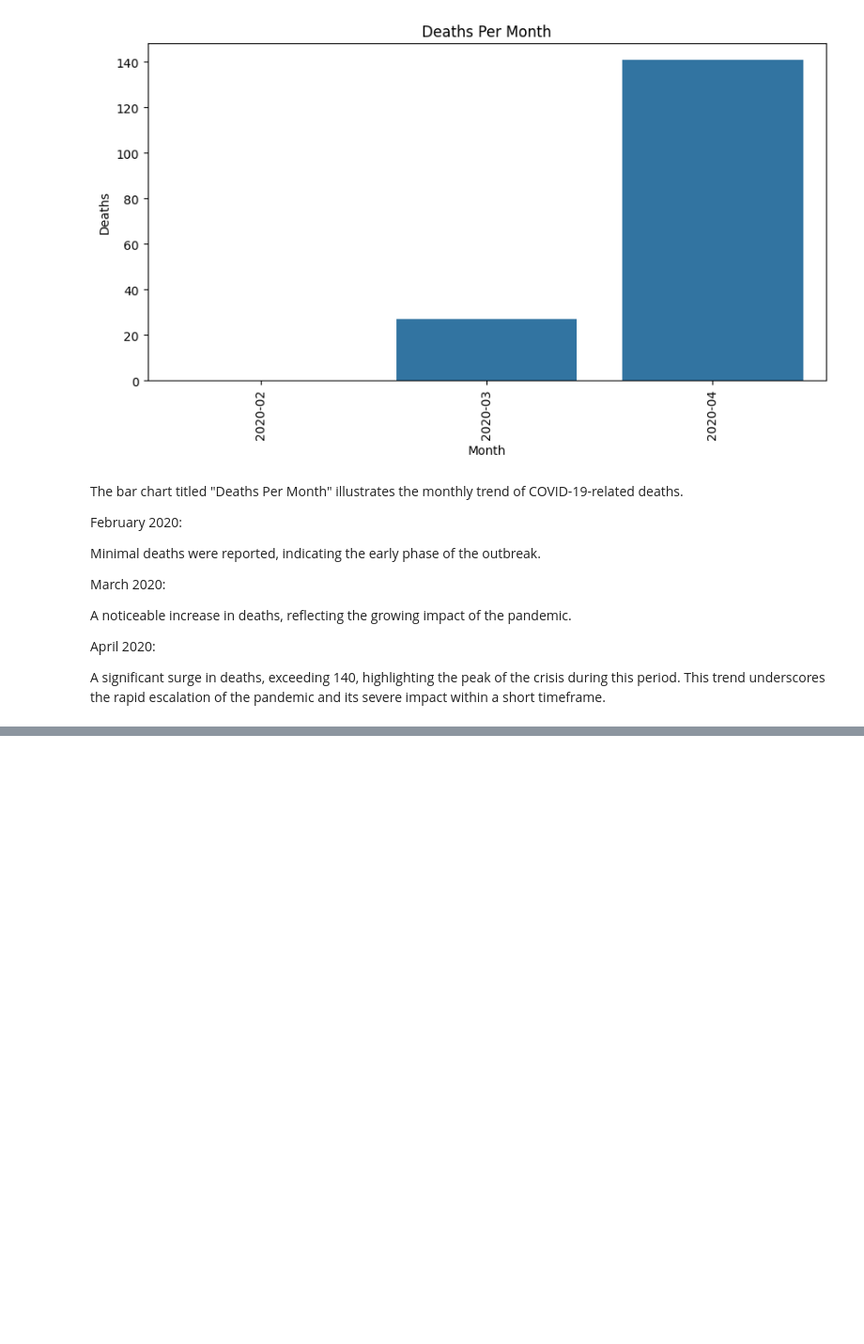
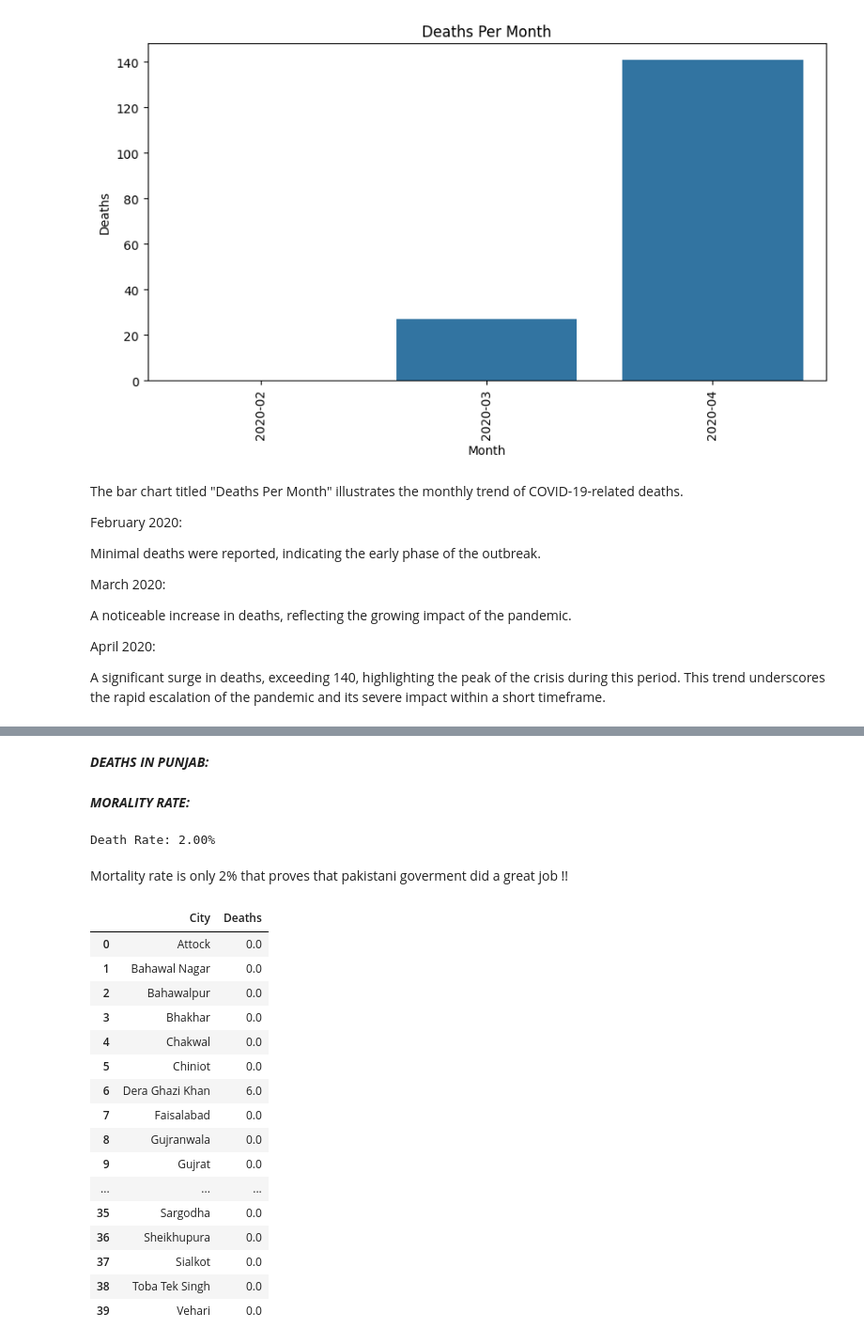
Before and after one commit to UsamaAliK/Covid19-in-Pakistan, a Jupyter notebook: Data Analysis.ipynb, the cells around one changed output, grey strips where cells are left out. Shown: that part at 94% size. Drawn from its saved outputs; the diff is of its cells as text; code cells hidden in the pictures; blank space fills up the shorter version.

```diff
--- a/Data Analysis.ipynb
+++ b/Data Analysis.ipynb
@@ -534,0 +576,32 @@ This trend underscores the rapid escalation of the pandemic and its severe impac
+# %% [markdown]
+***DEATHS IN PUNJAB:***
+# %% [markdown]
+***MORALITY RATE:***
+# %%
+death_rate=covid_df['Deaths'].sum() / covid_df['Cases'].sum() * 100
+print(f"Death Rate: {death_rate:.2f}%")
+# %% [output]
+Death Rate: 2.00%
+# %% [markdown]
+Mortality rate is only 2% that proves that pakistani goverment did a great job !!
+# %%
+Punjab_deaths=covid_df[covid_df['Province']=='punjab'].groupby('City')['Deaths'].sum().reset_index()
+Punjab_deaths
+# %% [output]
+|  | City | Deaths |
+| 0 | Attock | 0.0 |
+| 1 | Bahawal Nagar | 0.0 |
+| 2 | Bahawalpur | 0.0 |
+| 3 | Bhakhar | 0.0 |
+| 4 | Chakwal | 0.0 |
+| 5 | Chiniot | 0.0 |
+| 6 | Dera Ghazi Khan | 6.0 |
+| 7 | Faisalabad | 0.0 |
+| 8 | Gujranwala | 0.0 |
+| 9 | Gujrat | 0.0 |
+| ... | ... | ... |
+| 35 | Sargodha | 0.0 |
+| 36 | Sheikhupura | 0.0 |
+| 37 | Sialkot | 0.0 |
+| 38 | Toba Tek Singh | 0.0 |
+| 39 | Vehari | 0.0 |
```
Also changed, not shown: parts of 7 cells of this notebook, 1 other file.
